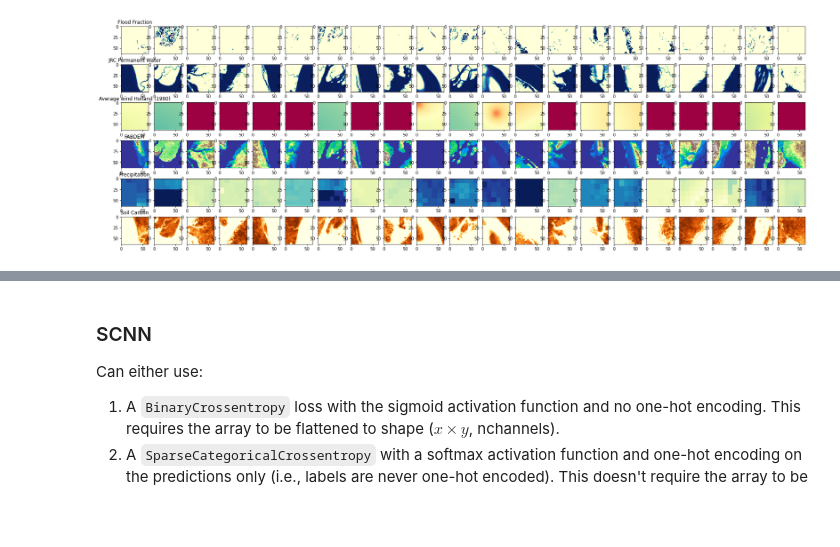
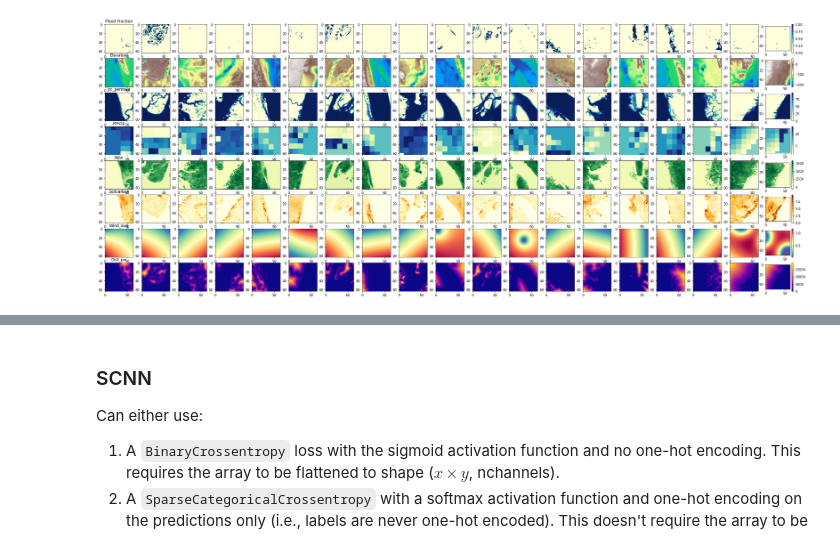
Before and after one commit to alisonpeard/hybridmodels, a Jupyter notebook: python/B. CNNs (Segmentation).ipynb, the cells around one changed output, grey strips where cells are left out. Saved outputs shown, nothing was run; the diff lists cells and outputs as text; code cells hidden in the pictures; blank space fills up the shorter version.

```diff
--- a/python/B. CNNs (Segmentation).ipynb
+++ b/python/B. CNNs (Segmentation).ipynb
@@ -9,19 +9,26 @@ import geopandas as gpd
 import matplotlib.pyplot as plt
 
 from model_utils import *
-viz = True
+viz = False
 # %%
 # load the data
-wd = join("..", "data", "indata_new")
-features = ['gebco', 'fabdem', 'jrc_permwa', 'precip', 'ndvi', 'mangrove', 'soilcarbon', 'wind_avg']
+wd = join("..", "data")
+features = ['elevation', 'jrc_permwa', 'precip', 'ndvi',
+            'soilcarbon', 'wind_avg', 'dist_pw']  #, 'slope_pw']
+feature_cmaps = ['terrain', 'YlGnBu', 'YlGnBu', 'YlGn', 'YlOrBr', 'Spectral_r','plasma']
+nfeatures = len(features)
 columns = features + ['storm', 'region', 'subregion', "geometry", "floodfrac"]
 storm = None  # "roanu", None for all events
 
 # generate the GeoDataFrame from non-staggered data
-files = [filename for filename in glob.glob(join(wd, "feature_stats", "*.shp"))]
+files = [filename for filename in glob.glob(join(wd, "feature_stats_new", "*.shp"))]
 orig_mask = [True if filename.split('.')[-2][-2:] == '_0' else False for filename in files]
 orig = list(compress(files, orig_mask))
 gdf, columms = format_gdf(orig, columns, storm=storm)
-print("Number of unique images:", gdf['event'].nunique())
+
+# fill null slope values
+# gdf['slope_pw'] = gdf['slope_pw'].fillna(0.0)
+
+print("Number of unique images (i.e., subregions):", gdf['event'].nunique())
 # %% [output]
 Number of storms: 8
@@ -113,32 +117,19 @@ if viz:
 [figure]
 # %%
+# view training set
 if viz:
-    # view training set
-    fig, ax = plt.subplots(6, len(y_train), figsize=(30, 10))
+    fig, ax = plt.subplots(nfeatures+1, len(y_train), figsize=(2 * len(y_train), 2 * nfeatures + 1))
     for i, im in enumerate(y_train):
         pos = ax[0, i].imshow(im.reshape(64, 64), cmap="YlGnBu")
         ax[0, 0].set_title(f"Flood Fraction")
+    fig.colorbar(pos, ax=ax[0, len(y_train)-1])
 
-    for i, im in enumerate(X_train):
-        pos = ax[1, i].imshow(im[:, :, 2], cmap="YlGnBu")
-        ax[1, 0].set_title("JRC Permanent Water")
-
-    for i, im in enumerate(X_train):
-        pos = ax[3, i].imshow(im[:, :, 0], cmap="terrain", vmin=0)
-        ax[3, 0].set_title("FABDEM")
-
-    for i, im in enumerate(X_train):
-        pos = ax[2, i].imshow(im[:, :, 7], cmap="Spectral", vmin=8.5, vmax=10.5)
-        ax[2, 0].set_title("Average wind Holland (1980)")
-
-    for i, im in enumerate(X_train):
-        pos = ax[4, i].imshow(im[:, :, 3], cmap="YlGnBu", vmin=0, vmax=40)
-        ax[4, 0].set_title("Precipitation")
-
-    for i, im in enumerate(X_train):
-        pos = ax[5, i].imshow(im[:, :, 4], cmap="YlOrBr", vmin=0)
-        ax[5, 0].set_title("Soil Carbon")
+    for fi in range(nfeatures):
+        for i, im in enumerate(X_train):
+            pos = ax[fi+1, i].imshow(im[:, :, fi], cmap=feature_cmaps[fi])
+            ax[fi+1, 0].set_title(features[fi].capitalize())
+        fig.colorbar(pos, ax=ax[fi+1, len(y_train)-1])
 
     plt.savefig(join(wd, "trainingset_binary.png"), bbox_inches="tight")
 # %% [output]
-[figure, old version]
+[figure, new version]
```
Also changed, not shown: parts of 18 cells of this notebook, 7 other files.
